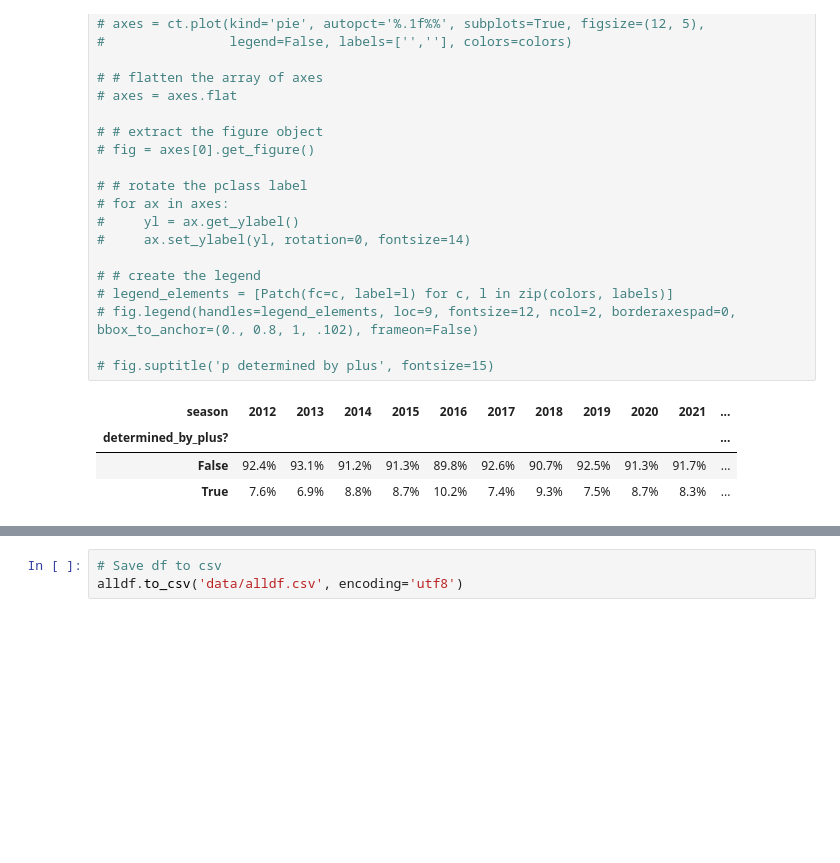
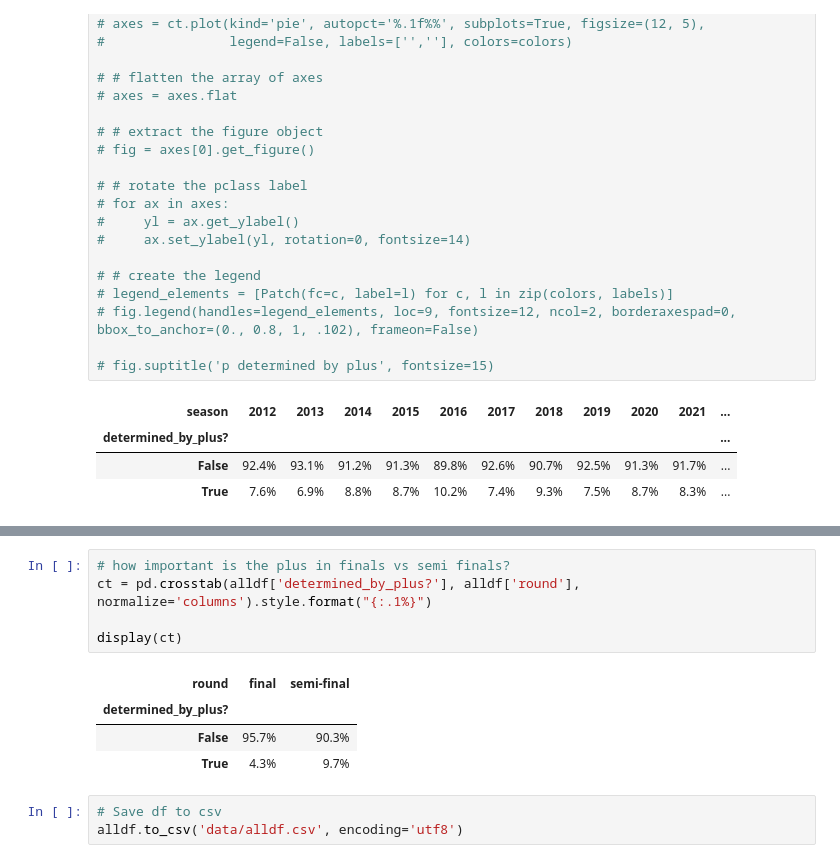
Before and after one commit to mlauter/compclimbingstats, a Jupyter notebook: plusanalysis.ipynb, the cells around one changed output, grey strips where cells are left out. Drawn from its saved outputs; the diff is of its cells as text; blank space fills up the shorter version.

```diff
--- a/plusanalysis.ipynb
+++ b/plusanalysis.ipynb
@@ -212,6 +212,16 @@ display(ct)
 | determined_by_plus? |  |  |  |  | ... |
 | False | 100.0% | 92.3% | 87.5% | 88.5% | ... |
 | True | 0.0% | 7.7% | 12.5% | 11.5% | ... |
+# %%
+# how important is the plus in finals vs semi finals?
+ct = pd.crosstab(alldf['determined_by_plus?'], alldf['round'], normalize='columns').style.format("{:.1%}")
+
+display(ct)
+# %% [output]
+| round | final | semi-final |
+| determined_by_plus? |  |  |
+| False | 95.7% | 90.3% |
+| True | 4.3% | 9.7% |
 # %%
 # Save df to csv
 alldf.to_csv('data/alldf.csv', encoding='utf8')
```
Also changed, not shown: parts of 1 cell of this notebook.
